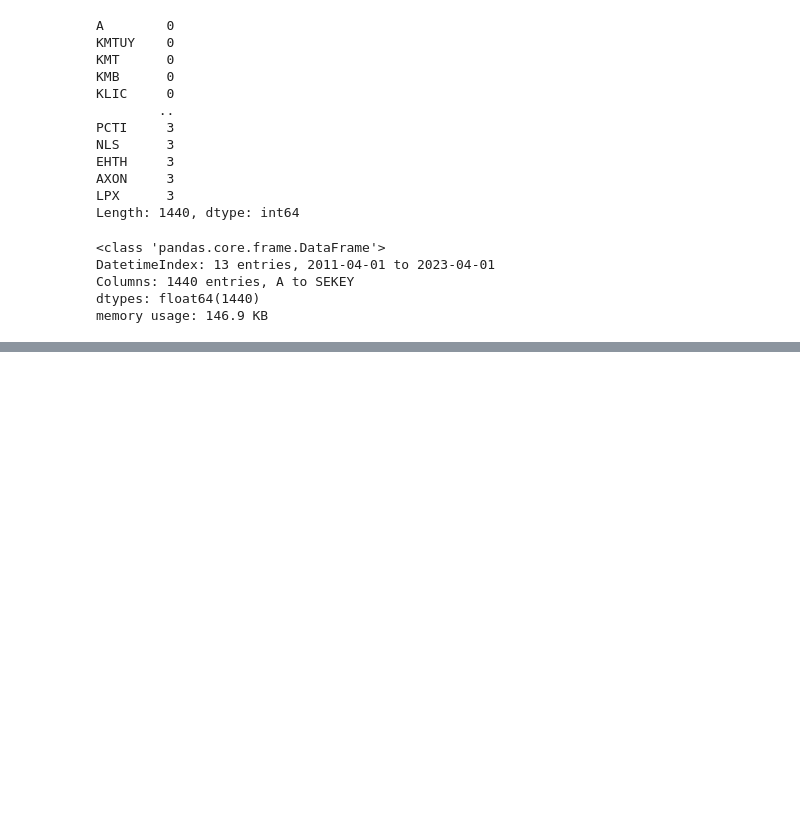
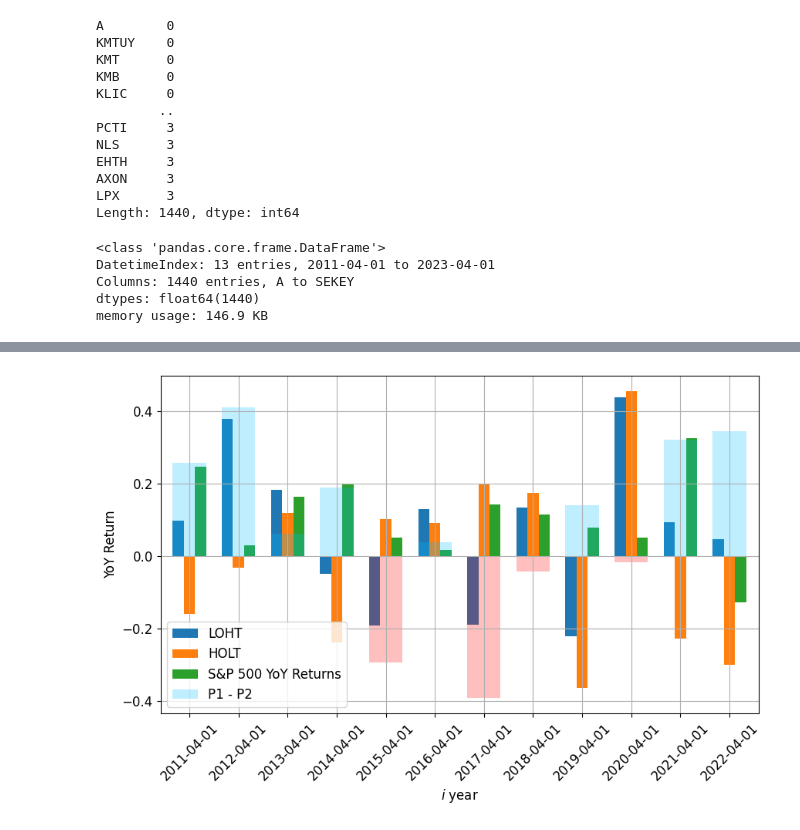
Before and after one commit to aalitvinov/vkrm_code, a Jupyter notebook: vkrm_code/main.ipynb, the cells around one changed output, grey strips where cells are left out. Cells and saved outputs as stored; diff of their text form; code cells hidden in the pictures; blank space fills up the shorter version.

```diff
--- a/vkrm_code/main.ipynb
+++ b/vkrm_code/main.ipynb
@@ -17,5 +20,6 @@ returns = pd.read_csv(f"{DATA_PATH}/returns.csv", parse_dates=True, index_col=0)
 volume = pd.read_csv(f"{DATA_PATH}/volume.csv", parse_dates=True, index_col=0)
 ychopmdf = pd.read_csv(f"{DATA_PATH}/ychopmdf.csv", parse_dates=True, index_col=0) / 100
 asset_turnover = pd.read_csv(f"{DATA_PATH}/asset_turnover.csv", parse_dates=True, index_col=0)
+benchmark_prices = pd.read_csv(f"{DATA_PATH}/benchmark_sp500.csv", parse_dates=True, index_col=0)
 
 company_info = pd.read_csv("./data/yf/company_info.csv")
@@ -40,0 +26,3 @@ returns
+# %%
+benchmark = (1 + benchmark_prices.pct_change()).apply(np.log).iloc[1:]
+benchmark.T
@@ -346,0 +105,14 @@ ValueError: columns overlap but no suffix specified: Index(['operating_margin'],
+# %%
+results_df = pd.DataFrame([loht_returns, holt_returns, benchmark.values.flatten()[:-1]])
+results_df.columns = [date.strftime("%Y-%m-%d") for date in diff_vector.index[:-1]]
+results_df = results_df.set_index(
+    pd.Index(
+        [
+            "LOHT",
+            "HOLT",
+            "S&P 500 YoY Returns",
+        ],
+        name=None,
+    )
+)
+results_df
@@ -346,0 +124,26 @@ ValueError: columns overlap but no suffix specified: Index(['operating_margin'],
+# %%
+plt.rcParams["font.size"] = "12"
+
+results_df.T.plot(
+    kind="bar",
+    figsize=(10, 6),
+    xlabel=r"$i$ year",
+    ylabel="YoY Return",
+    width=0.68,
+)
+
+(results_df.iloc[0] - results_df.iloc[1]).plot(
+    kind="bar",
+    secondary_y=False,
+    color=np.where((results_df.iloc[0] - results_df.iloc[1]) < 0, "red", "deepskyblue"),
+    grid=True,
+    label="P1 - P2",
+    alpha=0.25,
+    width=0.68,
+)
+
+plt.legend(loc="lower left")
+plt.xticks(rotation=45)
+plt.subplots_adjust(bottom=0.15)
+# %% [output]
+[figure, added]
```
Also changed, not shown: parts of 25 cells of this notebook, 4 other files.
